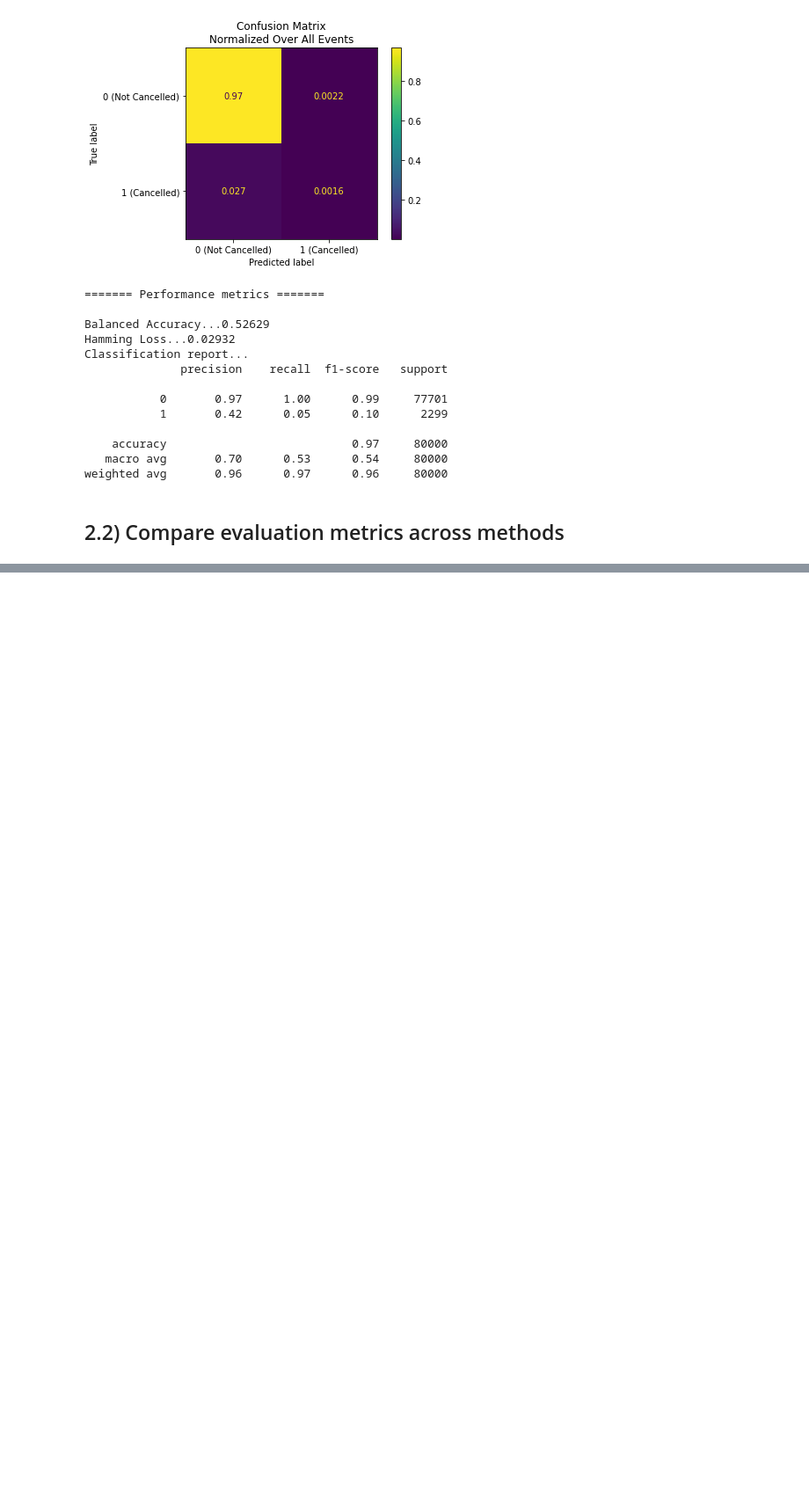
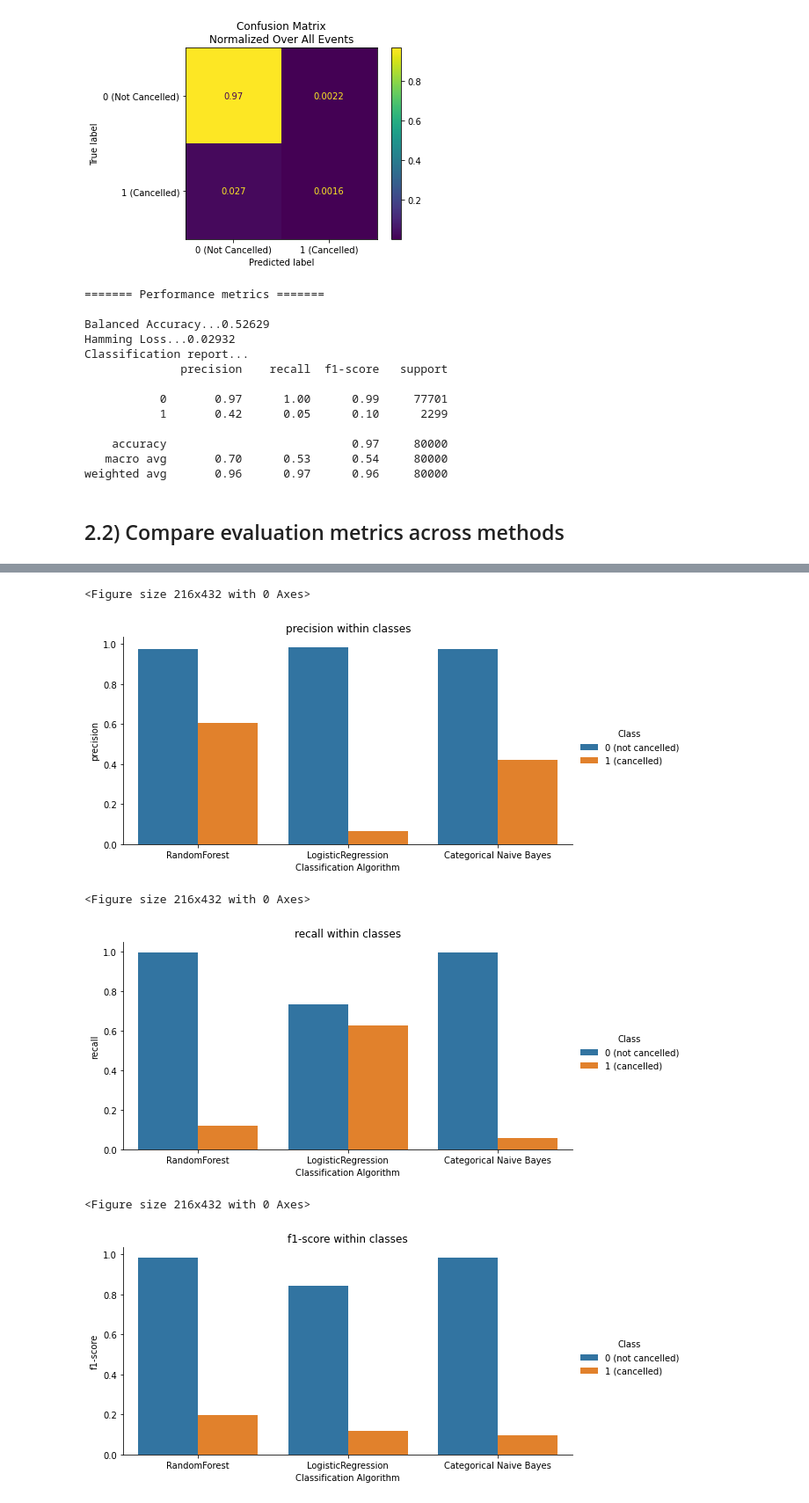
Before and after one commit to erincameron11/PredictingFlightDelay, a Jupyter notebook: notebooks/3_Model_Evaluation.ipynb, the cells around one changed output, grey strips where cells are left out. Shown at 88% size. Saved outputs shown, nothing was run; the diff lists cells and outputs as text; code cells hidden in the pictures; blank space fills up the shorter version.

```diff
--- a/notebooks/3_Model_Evaluation.ipynb
+++ b/notebooks/3_Model_Evaluation.ipynb
@@ -187,0 +431,29 @@ confusion_mats["RandomForest"]
+# %%
+# plot each of the metrics as a grouped barplo
+metrics = ["precision", "recall", "f1-score"]
+
+for metric in metrics:
+
+    # subset df by metric
+    sub = to_plot[to_plot["Metric"] == metric]
+
+    plt.figure(figsize=(3,6))
+    g = sns.catplot(data = sub,
+                    kind = "bar",
+                    x = "Method",
+                    y = "value",
+                    hue = "Class",
+                    height = 4,
+                    aspect = 2
+                   )
+    plt.ylabel(metric)
+    plt.xlabel("Classification Algorithm")
+    plt.title(metric + " within classes")
+    plt.show()
+# %% [output]
+<Figure size 216x432 with 0 Axes>
+[figure, added]
+<Figure size 216x432 with 0 Axes>
+[figure, added]
+<Figure size 216x432 with 0 Axes>
+[figure, added]
```
Also changed, not shown: parts of 17 cells of this notebook.
